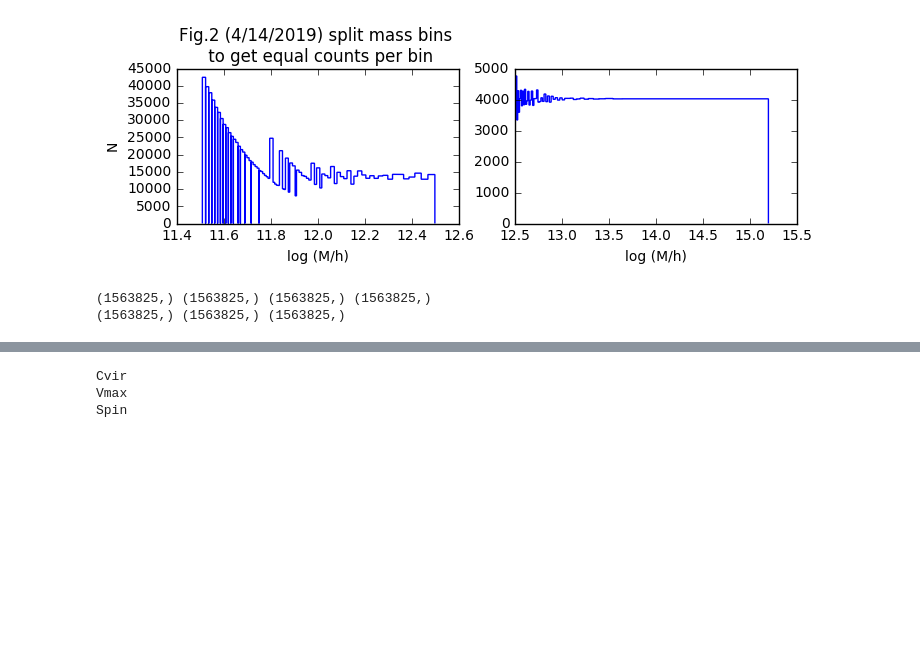
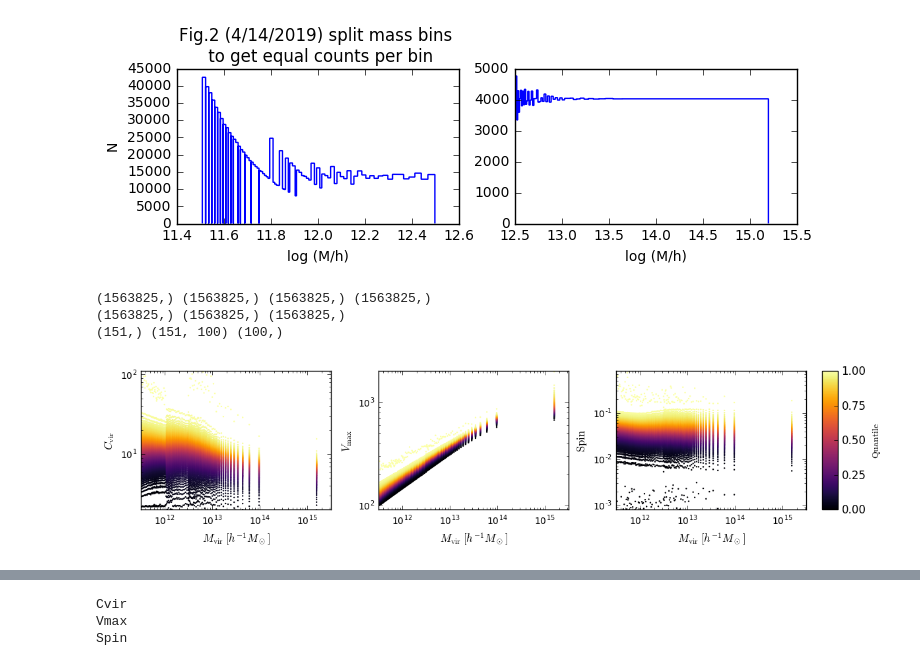
Before and after one commit to liuxx479/NUassemblybias, a Jupyter notebook: AB.ipynb, the cells around one changed output, grey strips where cells are left out. Cells and saved outputs as stored; diff of their text form; code cells hidden in the pictures; blank space fills up the shorter version.

Commit message:
quantile official plot

```diff
--- a/AB.ipynb
+++ b/AB.ipynb
@@ -113,16 +113,50 @@ Cvir_mark = zeros(Mvir.shape)
 Vmax_mark = zeros(Mvir.shape)
 Spin_mark = zeros(Mvir.shape)
 
+Nq=100
+Cvir_quants = zeros(((len(logMbins)-1),Nq))
+Vmax_quants = zeros(((len(logMbins)-1),Nq))
+Spin_quants = zeros(((len(logMbins)-1),Nq))
 for i in range(len(logMbins)-1):
     iidx=where( (logM>=logMbins[i]) & (logM<logMbins[i+1]))[0]
     Cvir_mark[iidx] = rankdata(Cvir[iidx])/len(iidx)
     Vmax_mark[iidx] = rankdata(Vmax[iidx])/len(iidx)
     Spin_mark[iidx] = rankdata(Spin[iidx])/len(iidx)
+    if len(iidx)>0:
+        Cvir_quants[i] = quantile(Cvir[iidx], linspace(0,1,Nq))
+        Vmax_quants[i] = quantile(Vmax[iidx], linspace(0,1,Nq))
+        Spin_quants[i] = quantile(Spin[iidx], linspace(0,1,Nq))
 # %%
 print logM.shape, Cvir.shape, Vmax.shape, Spin.shape
 print Cvir_mark.shape, Vmax_mark.shape, Spin_mark.shape
+print logMbins[1:].shape, Cvir_quants.shape, imarks.shape
 # %% [output]
 (1563825,) (1563825,) (1563825,) (1563825,)
 (1563825,) (1563825,) (1563825,)
+(151,) (151, 100) (100,)
+# %%
+f, axes = subplots(1,3, figsize=(12,3))
+imarks=linspace(0,1,Nq)
+for i in range(3):
+    iquant=[Cvir_quants, Vmax_quants, Spin_quants][i]
+    for j in range(iquant.shape[0]):
+        im=axes[i].scatter(10**logMbins[1:][j]*ones(len(iquant[j])), iquant[j], s=3, edgecolors='none',
+                      c=imarks, cmap='inferno',vmin=0, vmax=1)
+    axes[i].set_xlim(10**11.5, 10**15.5)
+    axes[i].set_xlabel(r'$M_{\rm vir}\; [h^{-1} M_\odot]$', fontsize=12)
+    axes[i].set_ylabel([r'$C_{\rm vir}$', r'$V_{\rm max}$', r'${\rm Spin}$'][i], fontsize=12)
+    axes[i].set_xscale('log');axes[i].set_yscale('log');
+axes[0].set_ylim(2, 110)
+axes[1].set_ylim(90, 2e3)
+axes[2].set_ylim(8e-4, 0.8)
+cax = f.add_axes([0.92, 0.2, 0.02, 0.7])
+cbar = f.colorbar(im, cax=cax, label=r'${\rm Quantile}$')
+cbar.ax.tick_params(labelsize=12)
+cbar.set_ticks(linspace(-0.25, 1., 6))
+subplots_adjust(left=0.06, bottom=0.2, right=0.9, top=0.9, wspace=0.25, hspace=0)
+# #savefig('plots/quantile.pdf');close()
+show()
+# %% [output]
+[figure, added]
 # %%
 f, axes = subplots(1,3, figsize=(12,3))
```
Also changed, not shown: parts of 1 cell of this notebook.
